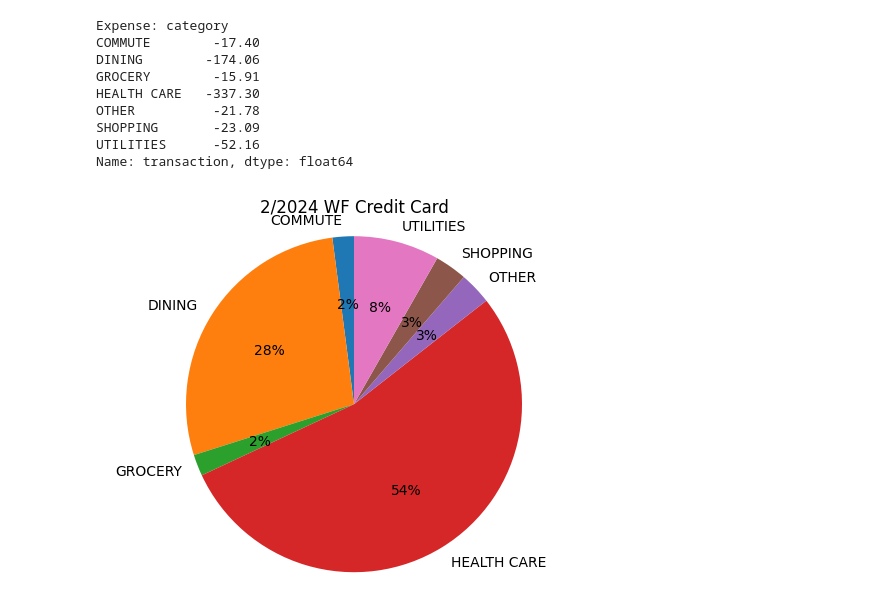
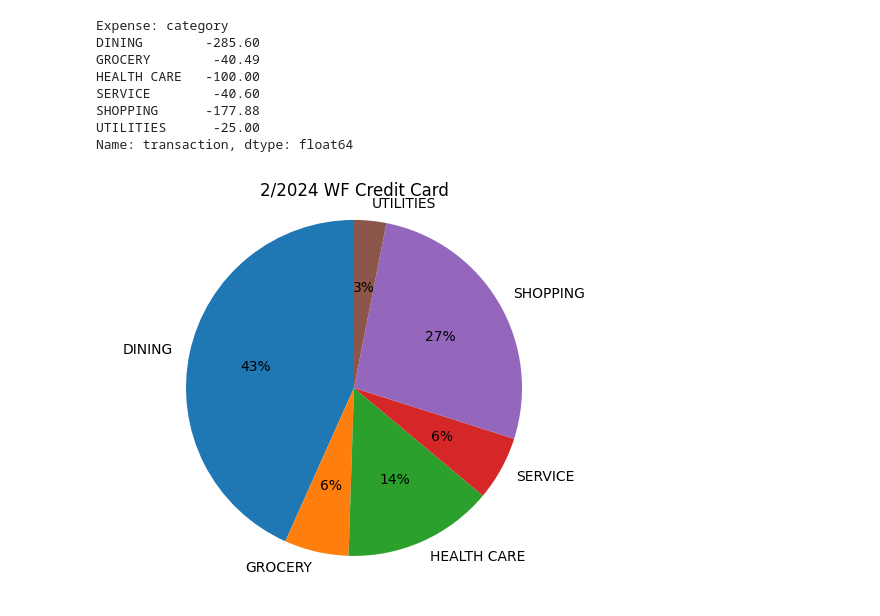
Before and after one commit to lonelytango/swiss-finance, a Jupyter notebook: analyzer.ipynb, the cells around one changed output. Cells and saved outputs as stored; diff of their text form; code cells hidden in the pictures.

```diff
--- a/analyzer.ipynb
+++ b/analyzer.ipynb
@@ -47,24 +50,23 @@ Name: transaction, dtype: object
 # %%
 # Import Wells Fargo
-wfDf = load.importWF('./input/credit/wf/2_2024.csv');
+wfDf = load.importWF('./input/credit/wf/3_2024.csv');
 df = util.sanitizeDataframe(wfDf);
 
 # making transactions to be positive
 # df = filter_df_at_month(df)
 util.exportDataframe(df, 'wf')
 
 totalExpense = df.groupby('category')['transaction'].sum()
 print(f'Expense: {totalExpense}')
 
 util.plotDataframe(df, '2/2024 WF Credit Card')
 # %% [output]
 Expense: category
-COMMUTE        -17.40
-DINING        -174.06
-GROCERY        -15.91
-HEALTH CARE   -337.30
-OTHER          -21.78
-SHOPPING       -23.09
-UTILITIES      -52.16
+DINING        -285.60
+GROCERY        -40.49
+HEALTH CARE   -100.00
+SERVICE        -40.60
+SHOPPING      -177.88
+UTILITIES      -25.00
 Name: transaction, dtype: float64
-[figure, old version]
+[figure, new version]
```
Also changed, not shown: parts of 2 cells of this notebook, 10 other files.
